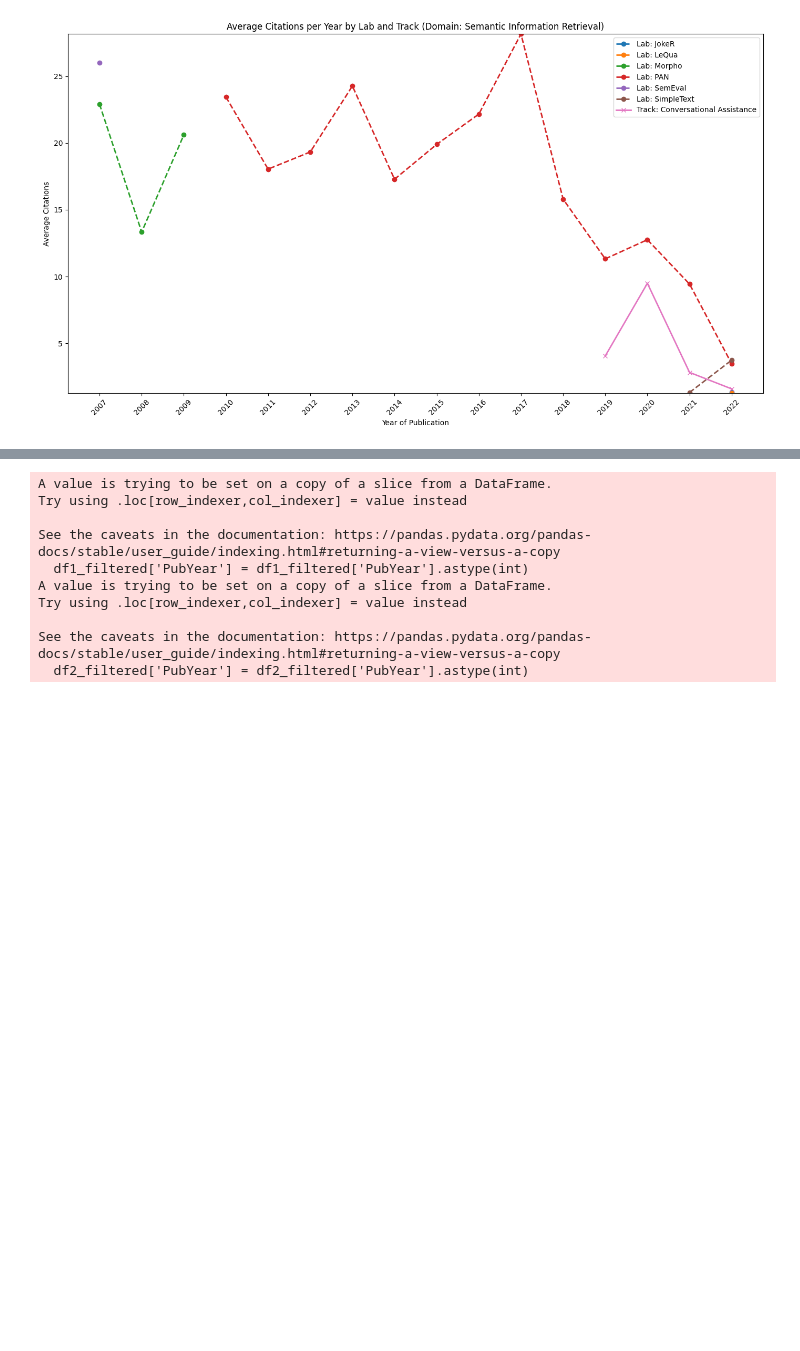
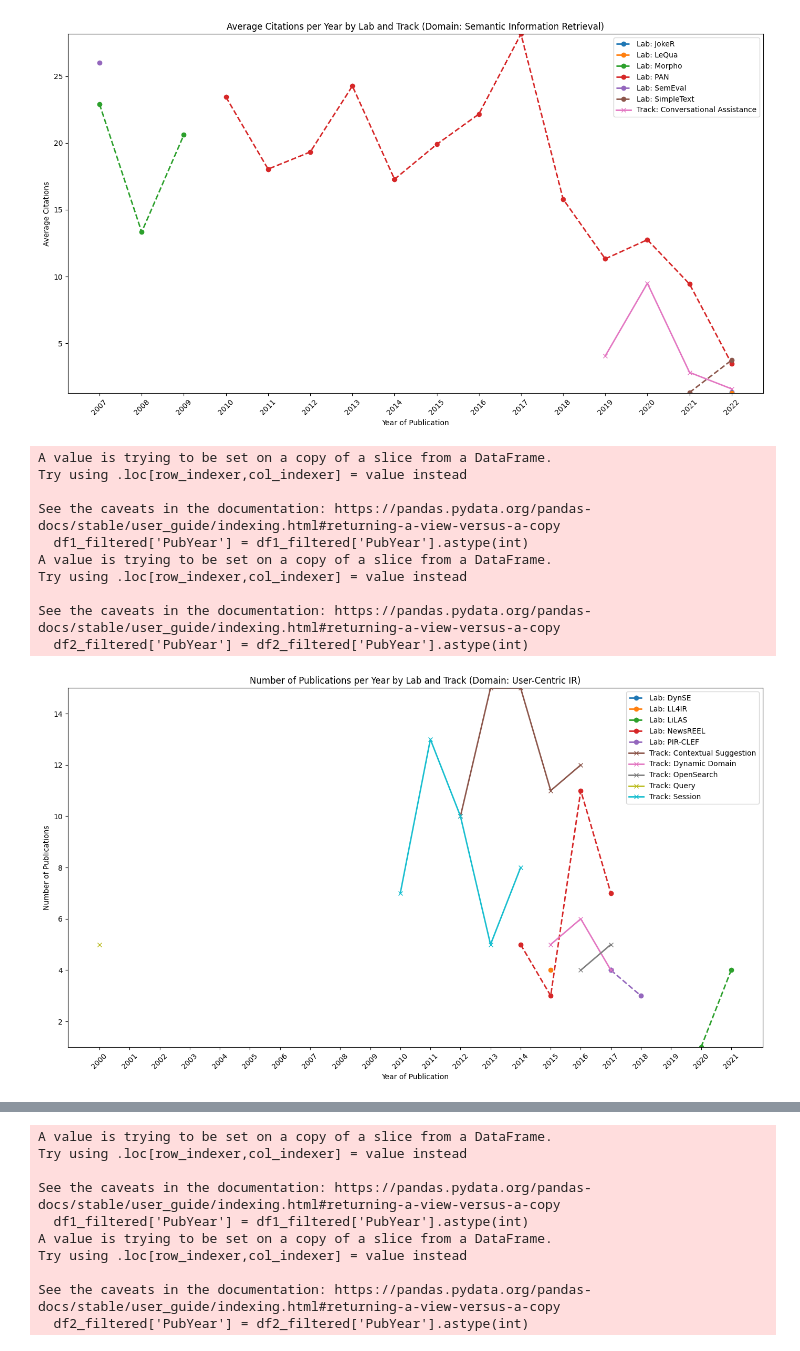
Before and after one commit to AndyKruff/MA_Scholarly_Impact_TREC_CLEF, a Jupyter notebook: code/analysis/compare_challenges/comparison_of_similar_tracks_labs.ipynb, the cells around one changed output, grey strips where cells are left out. Drawn from its saved outputs; the diff is of its cells as text; code cells hidden in the pictures; blank space fills up the shorter version.

```diff
--- a/code/analysis/compare_challenges/comparison_of_similar_tracks_labs.ipynb
+++ b/code/analysis/compare_challenges/comparison_of_similar_tracks_labs.ipynb
@@ -61,6 +61,12 @@ df_trec
 | 1970 | 2017 | https://trec.nist.gov/pubs/trec26... | [Gonçalo Araújo, André Mourão, Jo... | NOVASearch at Precision Medicine ... | Participant | NOVASearch-PM.pdf | D:/Studium/Masterarbeit/PythonPro... | trec_1971 | [Precision Medicine] |
 | 1971 | 2012 | https://trec.nist.gov/pubs/trec21... | [Myle Ott, Vittorio Castelli, Hem... | IBM at TREC 2012: Microblog Track | Participant | IBM.microblog.final.pdf | D:/Studium/Masterarbeit/PythonPro... | trec_1972 | [Microblog] |
 1972 rows × 9 columns
+# %%
+liste = []
+for i in df_trec["Tracks"]:
+    for j in i:
+        if j not in liste:
+            liste.append(j)
 # %% [markdown]
 ## Analysis of Medical, biological and chemical Domain
 # %%
@@ -71,7 +77,7 @@ tracks = ["Chemical", "Clinical Decision Support", "Clinical Trials", "Genomics"
 import pandas as pd
 import matplotlib.pyplot as plt
 
-def filter_and_plot(df1, df2, labs_list, tracks_list, threshold=10):
+def filter_and_plot(df1, df2, labs_list, tracks_list,  path_to_save, title, title_fig_1, title_fig_2, threshold=10):
 
     df1_exploded = df1.explode('Labs')
     df1_filtered = df1_exploded[df1_exploded['Labs'].isin(labs_list)]
@@ -132,27 +138,30 @@ def filter_and_plot(df1, df2, labs_list, tracks_list, threshold=10):
 
     else:
         plt.figure(figsize=(14, 8))
+        ax = plt.gca()
 
         if not lab_counts.empty:
             for lab in lab_counts.columns:
-                plt.plot(lab_counts.index, lab_counts[lab], linestyle='--', marker='o', linewidth=2, label=f'Lab: {lab}')
+                ax.plot(lab_counts.index, lab_counts[lab], linestyle='--', marker='o', linewidth=2, label=f'Lab: {lab}')
 
         if not track_counts.empty:
             for track in track_counts.columns:
-                plt.plot(track_counts.index, track_counts[track], linestyle='-', marker='x', linewidth=2, label=f'Track: {track}')
+                ax.plot(track_counts.index, track_counts[track], linestyle='-', marker='x', linewidth=2, label=f'Track: {track}')
 
-        plt.title('Number of Publications per Year by Lab and Track')
-        plt.xlabel('Year of Publication')
-        plt.ylabel('Number of Publications')
-        plt.ylim(min_y, max_y)
-        plt.set_xticks(x_ticks)
-        plt.set_xticklabels(x_ticks, rotation=45)
-        plt.legend()
+        ax.set_title(title)
+        ax.set_xlabel('Year of Publication')
+        ax.set_ylabel('Number of Publications')
+        ax.set_ylim(min_y, max_y)
+        ax.set_xticks(x_ticks)
+        ax.set_xticklabels(x_ticks, rotation=45)
+        ax.legend()
 
     # Format X-axis to ensure that years are displayed as integers
     plt.gca().xaxis.set_major_formatter(plt.FuncFormatter(lambda x, _: int(x)))
 
     plt.tight_layout()
+    plt.savefig(path_to_save, dpi=300)
+
     plt.show()
 # %%
 filter_and_plot(df_ceur, df_trec, labs, tracks, threshold=5 )
@@ -332,3 +341,21 @@ Try using .loc[row_indexer,col_indexer] = value instead
 See the caveats in the documentation: https://pandas.pydata.org/pandas-docs/stable/user_guide/indexing.html#returning-a-view-versus-a-copy
   df2_filtered['PubYear'] = df2_filtered['PubYear'].astype(int)
 [figure]
+# %%
+user_specific_IR_CLEF = ["DynSE", "PIR-CLEF", "NewsREEL", "LL4IR", "LiLAS"] #"LL4IR/NewsREEL",
+user_specific_IR_TREC = ["Dynamic Domain", "Session", "OpenSearch", "Query", "Contextual Suggestion"]
+# %%
+filter_and_plot(df_ceur, df_trec, user_specific_IR_CLEF, user_specific_IR_TREC, threshold=10, path_to_save="../../../images/user_centric_IR_output.png", title = "Number of Publications per Year by Lab and Track (Domain: User-Centric IR)", title_fig_1="",
+                             title_fig_2="")
+# %% [output]
+A value is trying to be set on a copy of a slice from a DataFrame.
+Try using .loc[row_indexer,col_indexer] = value instead
+
+See the caveats in the documentation: https://pandas.pydata.org/pandas-docs/stable/user_guide/indexing.html#returning-a-view-versus-a-copy
+  df1_filtered['PubYear'] = df1_filtered['PubYear'].astype(int)
+A value is trying to be set on a copy of a slice from a DataFrame.
+Try using .loc[row_indexer,col_indexer] = value instead
+
+See the caveats in the documentation: https://pandas.pydata.org/pandas-docs/stable/user_guide/indexing.html#returning-a-view-versus-a-copy
+  df2_filtered['PubYear'] = df2_filtered['PubYear'].astype(int)
+[figure, added]
```
Also changed, not shown: parts of 1 cell of this notebook, 2 other files.
